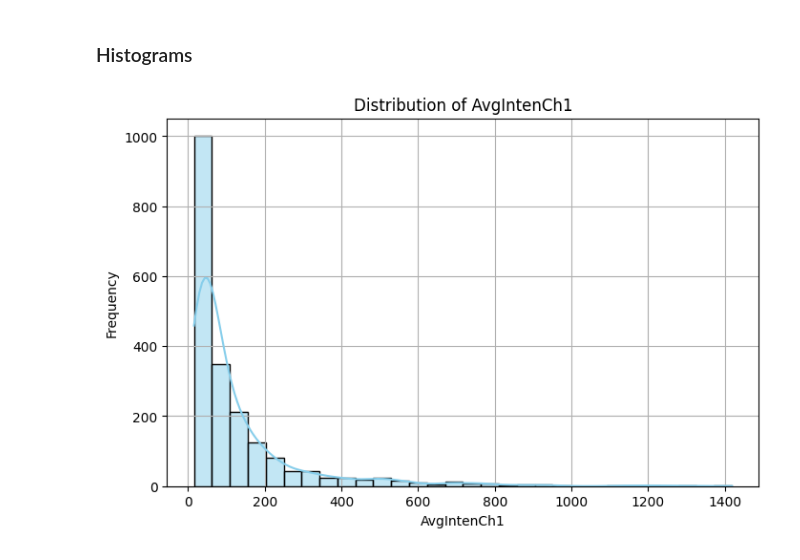
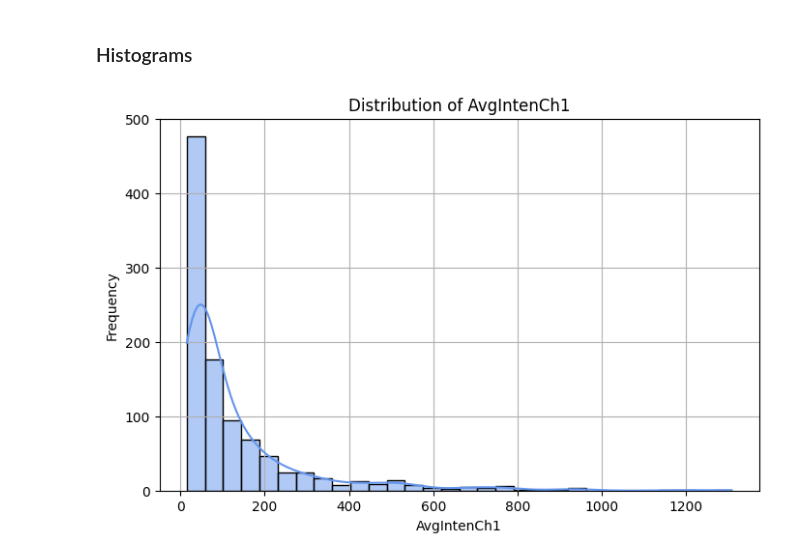
Before and after one commit to ZlataSparrow/Applied-Predictive-Modeling, a Jupyter notebook: notebook/APM notebook1.ipynb, the cells around one changed output. Cells and saved outputs as stored; diff of their text form; code cells hidden in the pictures.

Commit message:
plot2

```diff
--- a/notebook/APM notebook1.ipynb
+++ b/notebook/APM notebook1.ipynb
@@ -101,12 +102,12 @@ dtype: float64
 # %%
 col = 'AvgIntenCh1'
 
 plt.figure(figsize=(8, 5))
-sns.histplot(data[col], bins=30, kde=True, color='skyblue')
+sns.histplot(seg_data[col], bins=30, kde=True, color='cornflowerblue')
 plt.title(f'Distribution of {col}')
 plt.xlabel(col)
 plt.ylabel('Frequency')
 plt.grid(True)
 plt.show()
 # %% [output]
-[figure, old version]
+[figure, new version]
```
Also changed, not shown: parts of 3 cells of this notebook.
